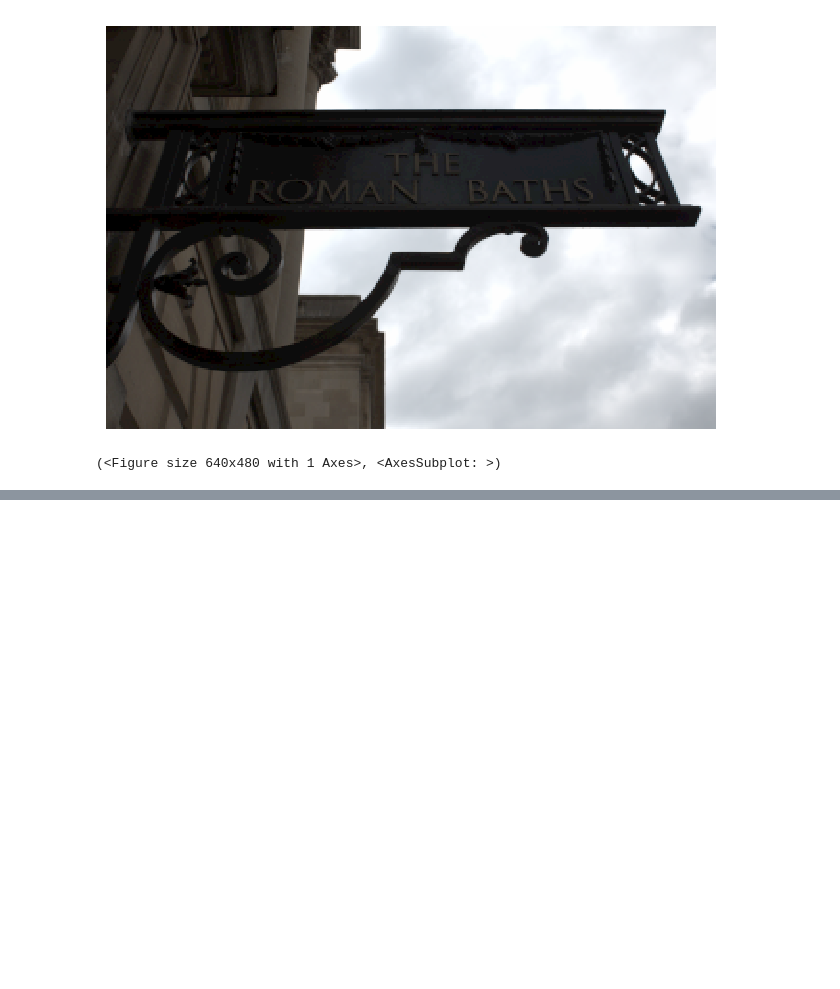
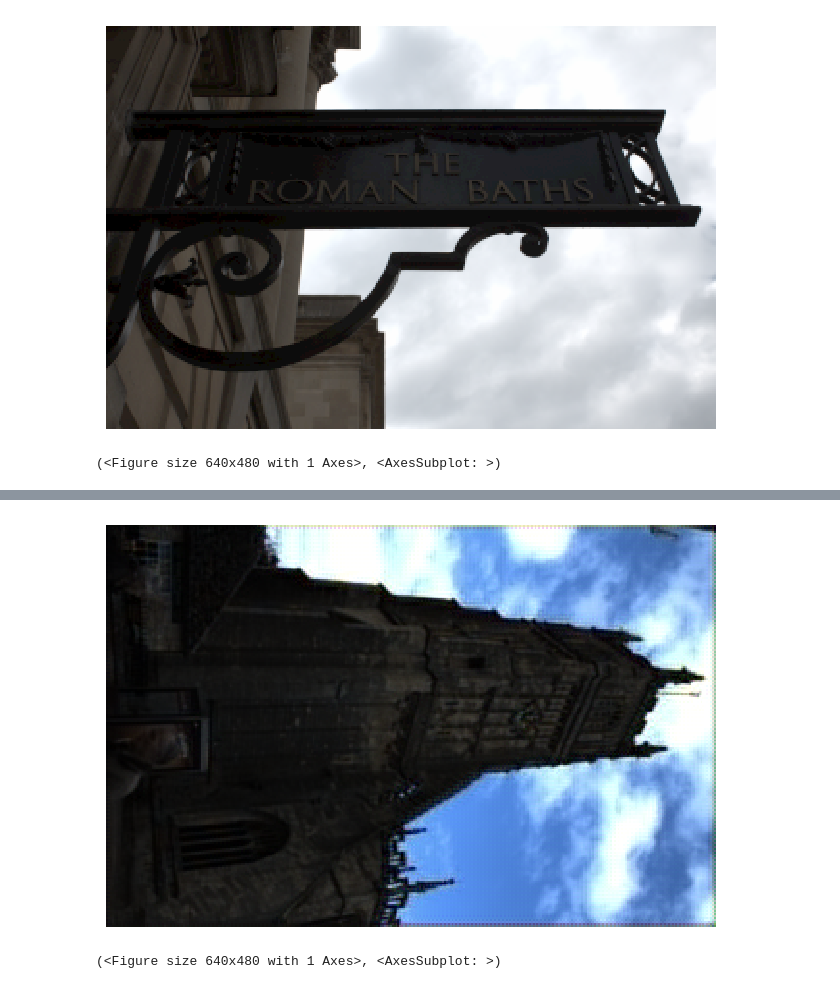
Before and after one commit to gosha20777/debayering, a Jupyter notebook: main.ipynb, the cells around one changed output, grey strips where cells are left out. Cells and saved outputs as stored; diff of their text form; code cells hidden in the pictures; blank space fills up the shorter version.

```diff
--- a/main.ipynb
+++ b/main.ipynb
@@ -94,0 +374,15 @@ SSIM:  0.981253015368
+# %%
+def main_loss(y_true, y_pred):
+    return tf.abs(y_true - y_pred)
+
+def ssim(y_true, y_pred):
+    return tf.image.ssim(y_true, y_pred, 1.0)
+
+def psnr(y_true, y_pred):
+    return tf.image.psnr(y_true, y_pred, 1.0)
+# %%
+from debayering.models import simple_conv
+
+simple_conv_model = simple_conv.get_model()
+simple_conv_model.compile(optimizer='adam', loss=main_loss, metrics=[ssim, psnr])
+simple_conv_model.summary()
@@ -94,0 +410,9 @@ SSIM:  0.981253015368
+# %%
+epochs = 100
+
+history = simple_conv_model.fit(
+    train_gen,
+    epochs=epochs,
+    validation_data=val_gen,
+    workers=8
+)
@@ -94,0 +437,5 @@ SSIM:  0.981253015368
+# %%
+simple_conv_model.evaluate(val_gen)
+pred = simple_conv_model.predict(x)
+colour.plotting.plot_image(pred[0])
+# %% [output]
@@ -94,0 +444,2 @@ SSIM:  0.981253015368
+[figure, added]
+(<Figure size 640x480 with 1 Axes>, <AxesSubplot: >)
```
Also changed, not shown: parts of 21 cells of this notebook, 20 other files.
